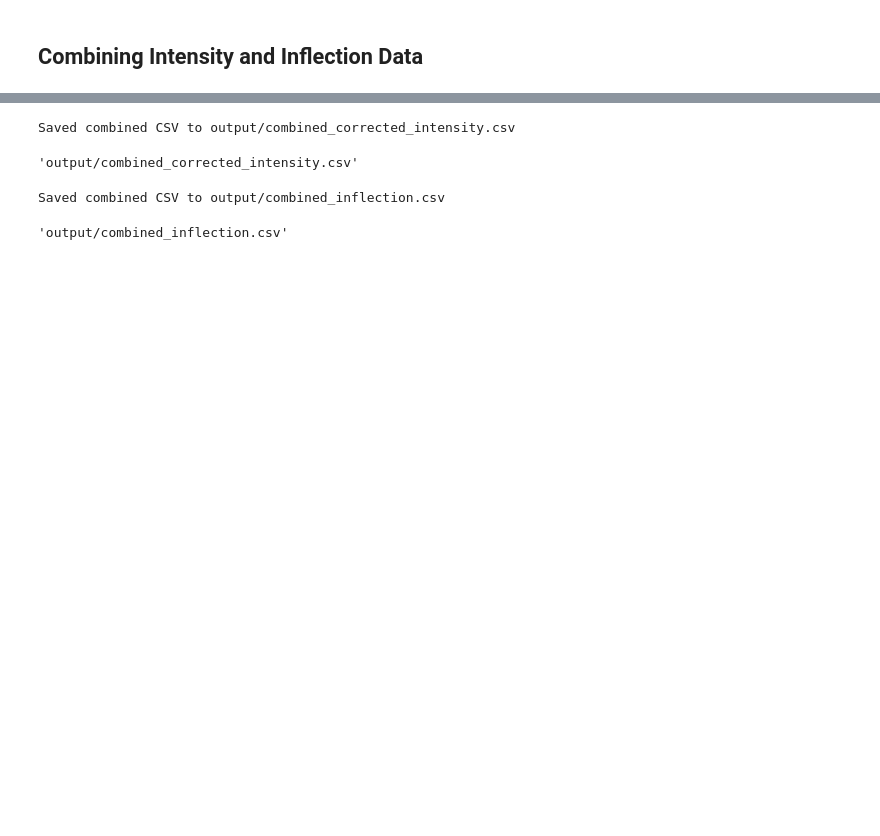
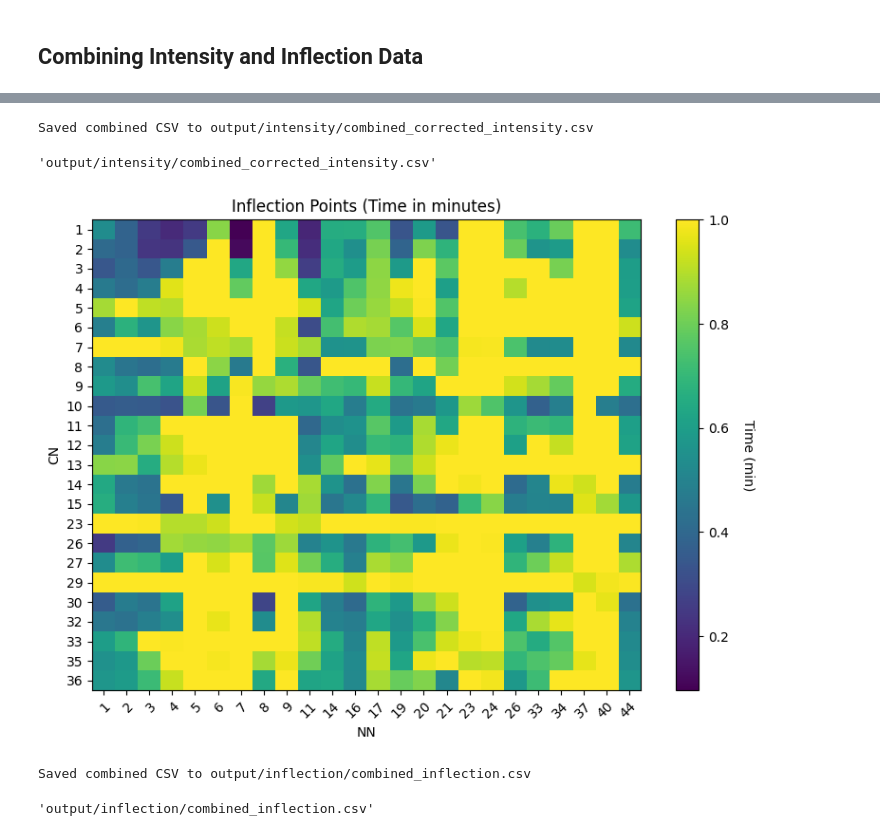
Before and after one commit to r3dugo/Image-Processing, a Jupyter notebook: inflection_processor/normalise.ipynb, the cells around one changed output, grey strips where cells are left out. Cells and saved outputs as stored; diff of their text form; code cells hidden in the pictures; blank space fills up the shorter version.

Commit message:
Refactor: combined visualise.ipynb in normalise.ipynb

```diff
--- a/inflection_processor/normalise.ipynb
+++ b/inflection_processor/normalise.ipynb
@@ -37,17 +41,18 @@ visualiser.plot_inflection_csv("output/combined_intensity.csv", show_annotations
 # %%
 # Normalised intensity data
 csv_list = [os.path.join("output", "intensity", f"{plate}-corrected.csv") for plate in plates]
-combine_well_matrix_csvs(csv_list, os.path.join("output", "combined_corrected_intensity.csv"))
+combine_well_matrix_csvs(csv_list, os.path.join("output", "intensity", "combined_corrected_intensity.csv"))
 # %% [output]
-Saved combined CSV to output/combined_corrected_intensity.csv
+Saved combined CSV to output/intensity/combined_corrected_intensity.csv
-'output/combined_corrected_intensity.csv'
+'output/intensity/combined_corrected_intensity.csv'
 # %%
-
-visualiser.plot_inflection_csv("output/combined_corrected_intensity.csv", show_annotations=False)
+visualiser.plot_inflection_csv("output/intensity/combined_corrected_intensity.csv", show_annotations=False)
+# %% [output]
+[figure, added]
 # %%
 # Inflection data
 csv_list3 = [os.path.join("..", "experiments", plate, "output", "inflection_points.csv") for plate in plates]
-combine_well_matrix_csvs(csv_list3, os.path.join("output", "combined_inflection.csv"), cap_size=2000)
+combine_well_matrix_csvs(csv_list3, os.path.join("output", "inflection", "combined_inflection.csv"), cap_size=2000)
 # %% [output]
-Saved combined CSV to output/combined_inflection.csv
+Saved combined CSV to output/inflection/combined_inflection.csv
-'output/combined_inflection.csv'
+'output/inflection/combined_inflection.csv'
```
Also changed, not shown: parts of 6 cells of this notebook, 1 other file.
